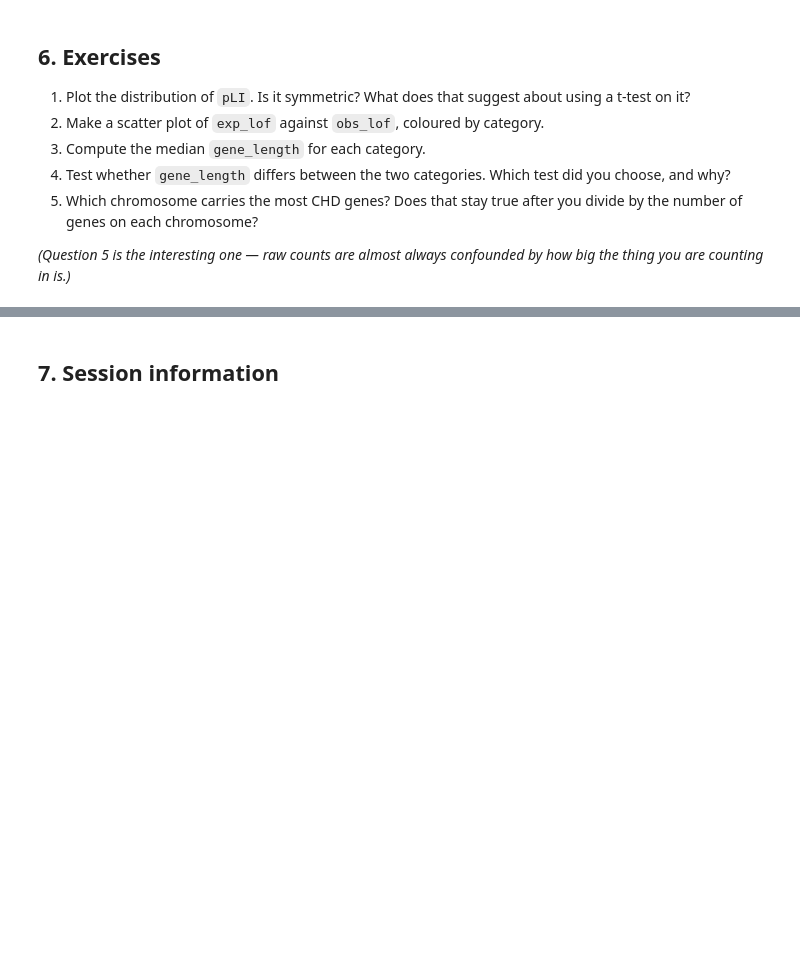
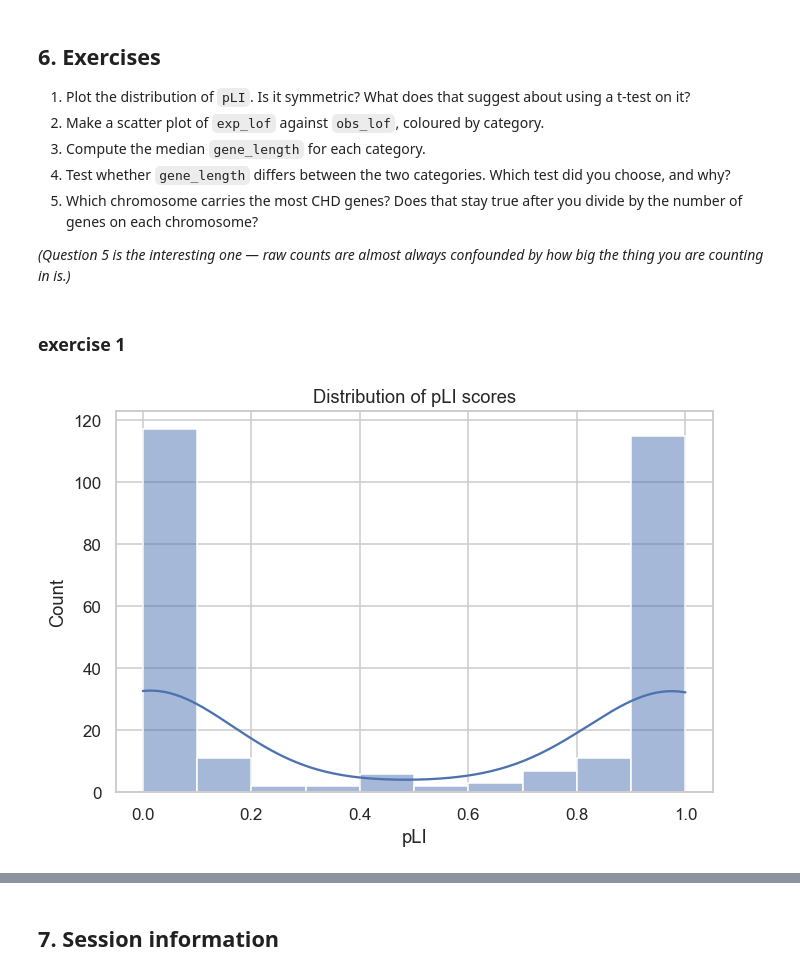
Before and after one commit to enriquea/ZebraQ, a Jupyter notebook: lessons-py/S3_Exploratory_Data_Analysis.ipynb, the cells around one changed output, grey strips where cells are left out. Saved outputs shown, nothing was run; the diff lists cells and outputs as text; code cells hidden in the pictures; blank space fills up the shorter version.

Commit message:
Incomplete Exercise

```diff
--- a/lessons-py/S3_Exploratory_Data_Analysis.ipynb
+++ b/lessons-py/S3_Exploratory_Data_Analysis.ipynb
@@ -393,3 +393,12 @@ plt.show()
 
 *(Question 5 is the interesting one — raw counts are almost always confounded by
 how big the thing you are counting in is.)*
+# %% [markdown]
+### exercise 1
+# %%
+fig, ax = plt.subplots()
+sns.histplot(data=chd, x="pLI",kde=True, ax=ax)
+ax.set(title="Distribution of pLI scores", xlabel="pLI", ylabel="Count")
+plt.show()
+# %% [output]
+[figure, added]
```
Also changed, not shown: parts of 19 cells of this notebook.
